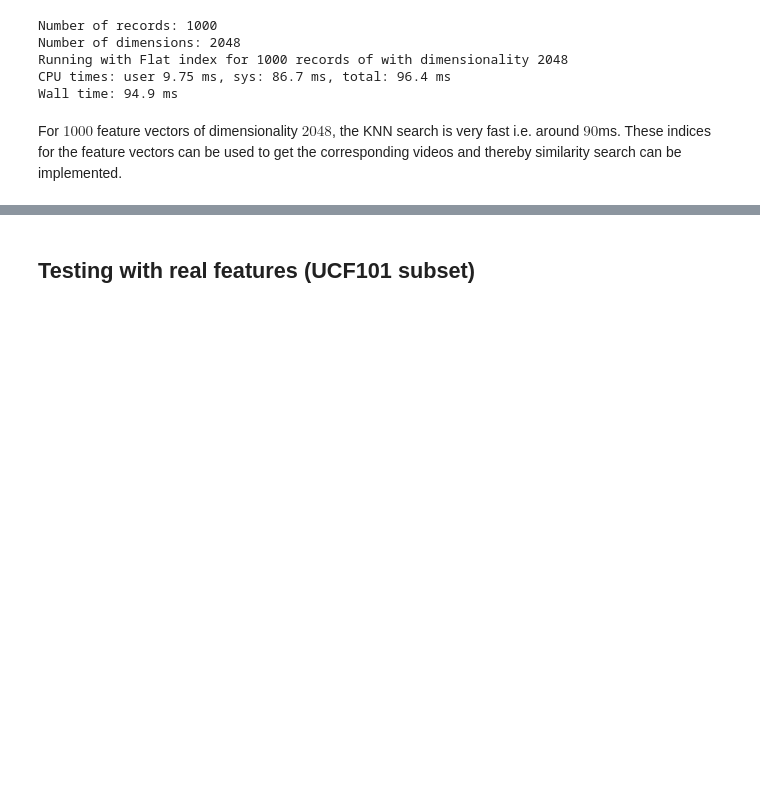
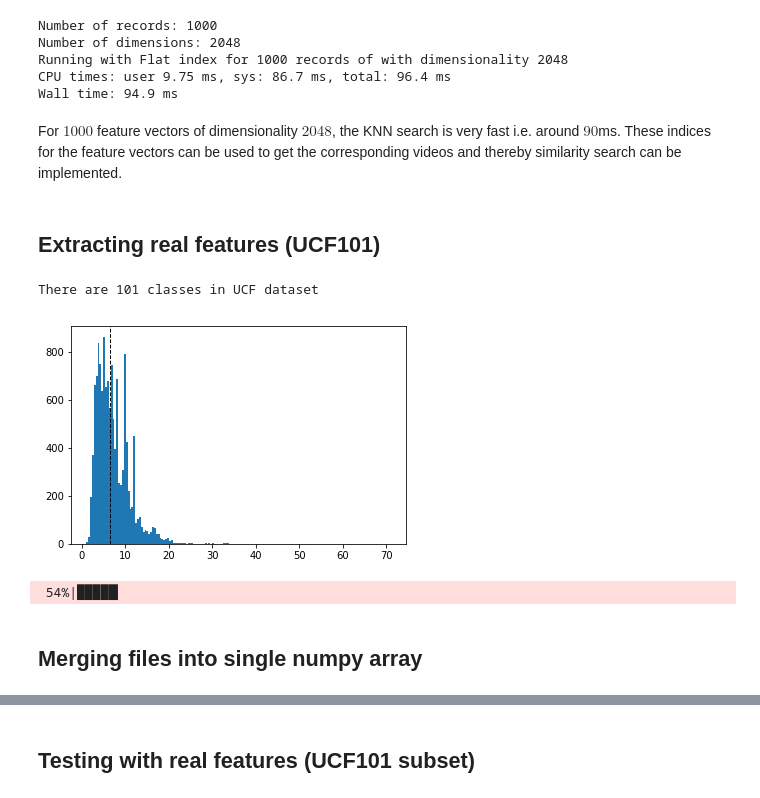
Before and after one commit to CoderHam/VideoSimilarity, a Jupyter notebook: feature_similarity.ipynb, the cells around one changed output, grey strips where cells are left out. Cells and saved outputs as stored; diff of their text form; code cells hidden in the pictures; blank space fills up the shorter version.

Commit message:
feature extraction and similarity search using image features (object level)

```diff
--- a/feature_similarity.ipynb
+++ b/feature_similarity.ipynb
@@ -52,3 +52,5 @@ CPU times: user 9.75 ms, sys: 86.7 ms, total: 96.4 ms
 Wall time: 94.9 ms
 # %% [markdown]
 For $1000$ feature vectors of dimensionality $2048$, the KNN search is very fast i.e. around $90$ms. These indices for the feature vectors can be used to get the corresponding videos and thereby similarity search can be implemented.
+# %% [markdown]
+## Extracting real features (UCF101)
@@ -54,0 +59,21 @@ For $1000$ feature vectors of dimensionality $2048$, the KNN search is very fast
+# %%
+videos = sorted(glob.glob("data/UCF101/*"))
+ucf_classes = [vid.split('/')[-1].split('_')[1] for vid in videos]
+ucf_classes = list(set(ucf_classes))
+print("There are",len(ucf_classes),"classes in UCF dataset")
+# %% [output]
+There are 101 classes in UCF dataset
+# %%
+# get lengths of all videos
+lengths = []
+for vid in videos:
+    length = !ffprobe -v error -select_streams v:0 -show_entries stream=duration -of \
+        default=noprint_wrappers=1:nokey=1 $vid
+    length = float(length[0])
+    lengths.append(length)
+# %%
+plt.hist(lengths, bins='auto')
+plt.axvline(np.median(lengths), color='k', linestyle='dashed', linewidth=1)
+plt.show()
+# %% [output]
+[figure, added]
@@ -54,0 +99,10 @@ For $1000$ feature vectors of dimensionality $2048$, the KNN search is very fast
+# %%
+from tqdm import tqdm
+for vid in tqdm(videos):
+    test_vfv = extract_features_from_vid(vid)
+    h5f.create_dataset(vid,  data=test_vfv)
+h5f.close()
+# %% [output]
+ 54%|█████▎
+# %% [markdown]
+## Merging files into single numpy array
```
Also changed, not shown: parts of 14 cells of this notebook.
